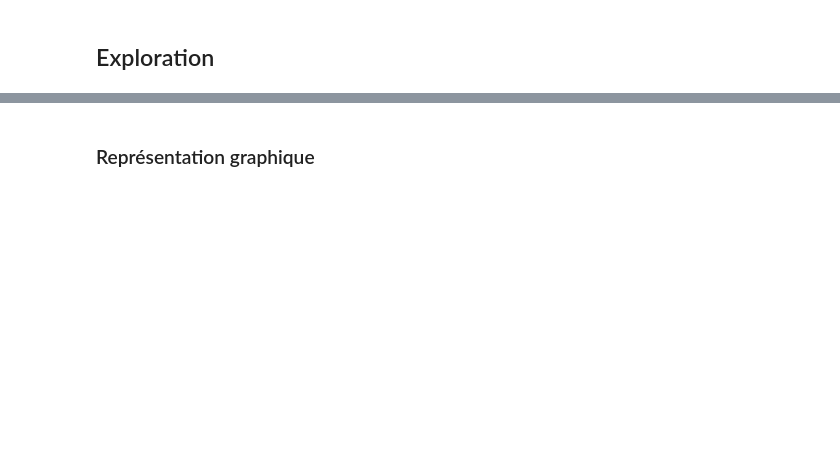
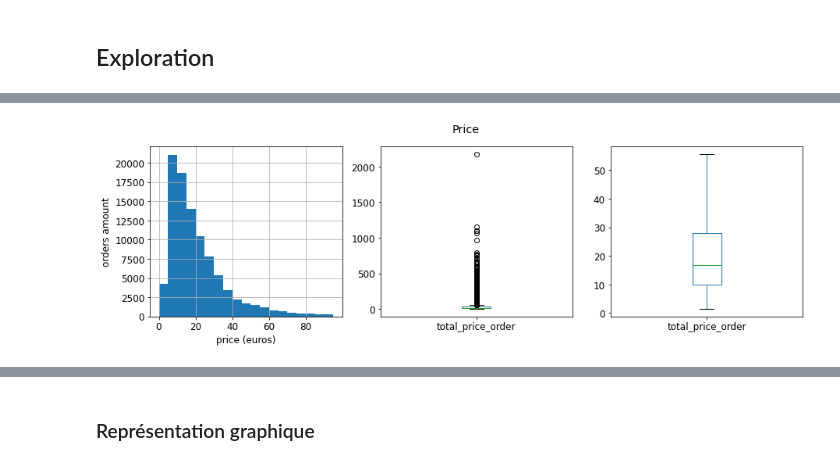
Before and after one commit to Narciso-A/Project, a Jupyter notebook: P_segmentation/POLIST_01_notebookanalyse.ipynb, the cells around one changed output, grey strips where cells are left out. Cells and saved outputs as stored; diff of their text form; code cells hidden in the pictures; blank space fills up the shorter version.

```diff
--- a/P_segmentation/POLIST_01_notebookanalyse.ipynb
+++ b/P_segmentation/POLIST_01_notebookanalyse.ipynb
@@ -220,0 +341,16 @@ Peu de clients enregistrés (3%) ayant effectués plusieurs commandes
+# %%
+## total_price_order graph
+plt.figure(figsize=(15,4))
+plt.suptitle('Price')
+plt.subplot(131)
+df[df['total_price_order']<100]['total_price_order'].hist(bins=range(0,100,5))
+plt.ylabel('orders amount')
+plt.xlabel('price (euros)')
+
+plt.subplot(133)
+df['total_price_order'].plot(kind='box',showfliers=False)
+
+plt.subplot(132)
+df['total_price_order'].plot(kind='box');
+# %% [output]
+[figure, added]
```
Also changed, not shown: parts of 65 cells of this notebook, 1 other file.
